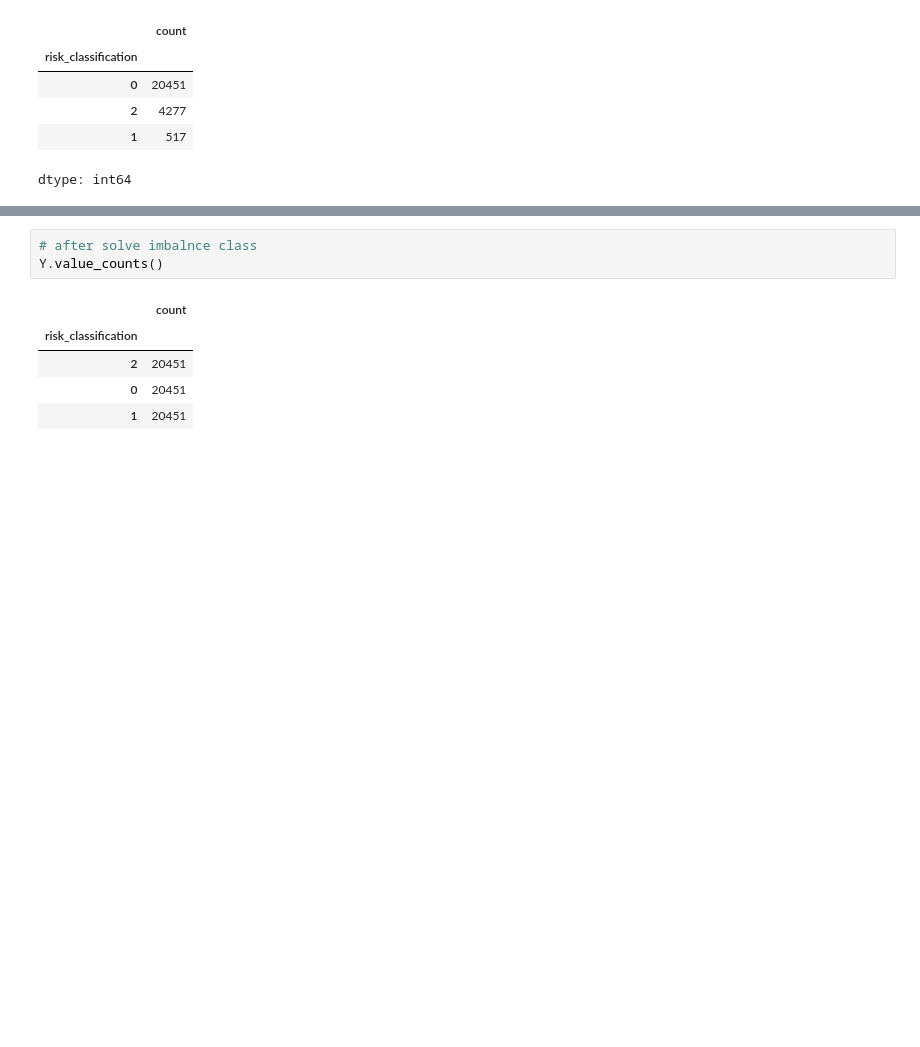
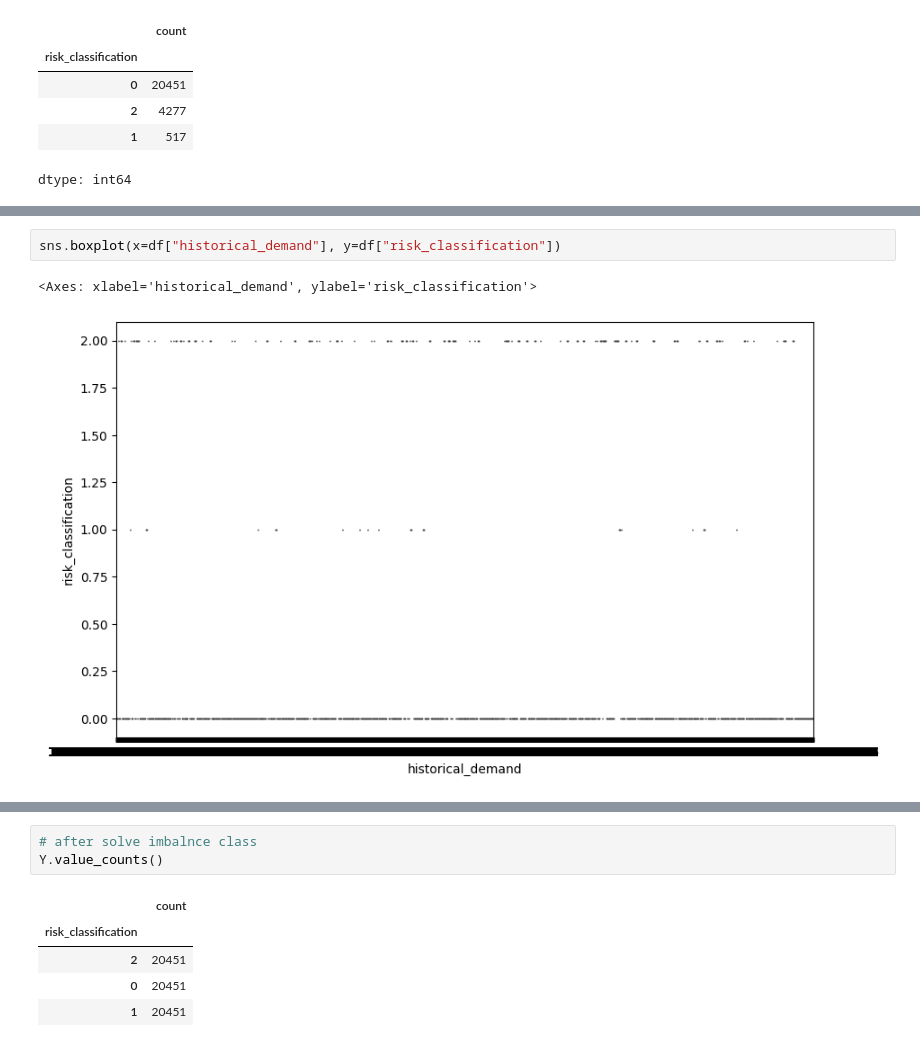
Before and after one commit to worachote1/Machine-Learning-Lab-KMITL, a Jupyter notebook: test_proj_ml/test_feature_ml_proj_dataset.ipynb, the cells around one changed output, grey strips where cells are left out. Drawn from its saved outputs; the diff is of its cells as text; blank space fills up the shorter version.

```diff
--- a/test_proj_ml/test_feature_ml_proj_dataset.ipynb
+++ b/test_proj_ml/test_feature_ml_proj_dataset.ipynb
@@ -195,3 +210,8 @@ dtype: int64
+# %%
+sns.boxplot(x=df["historical_demand"], y=df["risk_classification"])
+# %% [output]
+<Axes: xlabel='historical_demand', ylabel='risk_classification'>
+[figure, added]
 # %%
 # solve imbalnce class
 
```
Also changed, not shown: parts of 15 cells of this notebook, 1 other file.
